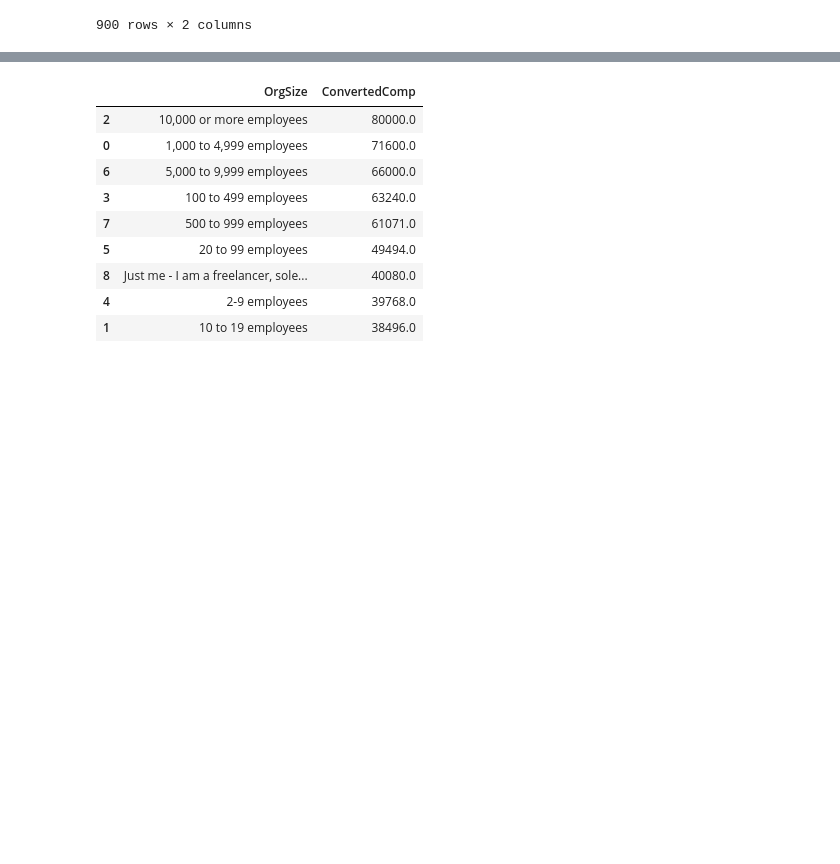
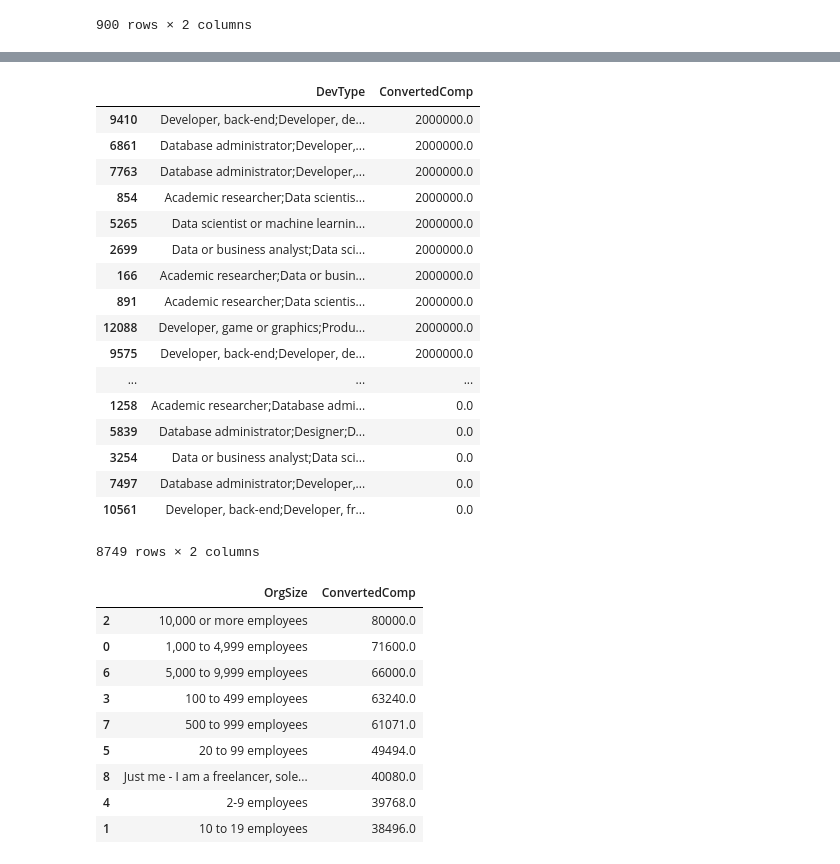
Before and after one commit to Lamasheg/stackoverflow_survey_2019, a Jupyter notebook: stackoverflow_survey.ipynb, the cells around one changed output, grey strips where cells are left out. Saved outputs shown, nothing was run; the diff lists cells and outputs as text; code cells hidden in the pictures; blank space fills up the shorter version.

```diff
--- a/stackoverflow_survey.ipynb
+++ b/stackoverflow_survey.ipynb
@@ -398,0 +434,22 @@ dev_salary
+# %%
+dev_salary_m = men_df.groupby('DevType').agg({'ConvertedComp': 'median'}).reset_index().dropna().sort_values('ConvertedComp',axis =0,ascending=False)
+dev_salary_m
+# %% [output]
+|  | DevType | ConvertedComp |
+| 9410 | Developer, back-end;Developer, de... | 2000000.0 |
+| 6861 | Database administrator;Developer,... | 2000000.0 |
+| 7763 | Database administrator;Developer,... | 2000000.0 |
+| 854 | Academic researcher;Data scientis... | 2000000.0 |
+| 5265 | Data scientist or machine learnin... | 2000000.0 |
+| 2699 | Data or business analyst;Data sci... | 2000000.0 |
+| 166 | Academic researcher;Data or busin... | 2000000.0 |
+| 891 | Academic researcher;Data scientis... | 2000000.0 |
+| 12088 | Developer, game or graphics;Produ... | 2000000.0 |
+| 9575 | Developer, back-end;Developer, de... | 2000000.0 |
+| ... | ... | ... |
+| 1258 | Academic researcher;Database admi... | 0.0 |
+| 5839 | Database administrator;Designer;D... | 0.0 |
+| 3254 | Data or business analyst;Data sci... | 0.0 |
+| 7497 | Database administrator;Developer,... | 0.0 |
+| 10561 | Developer, back-end;Developer, fr... | 0.0 |
+8749 rows × 2 columns
```
Also changed, not shown: parts of 11 cells of this notebook.
